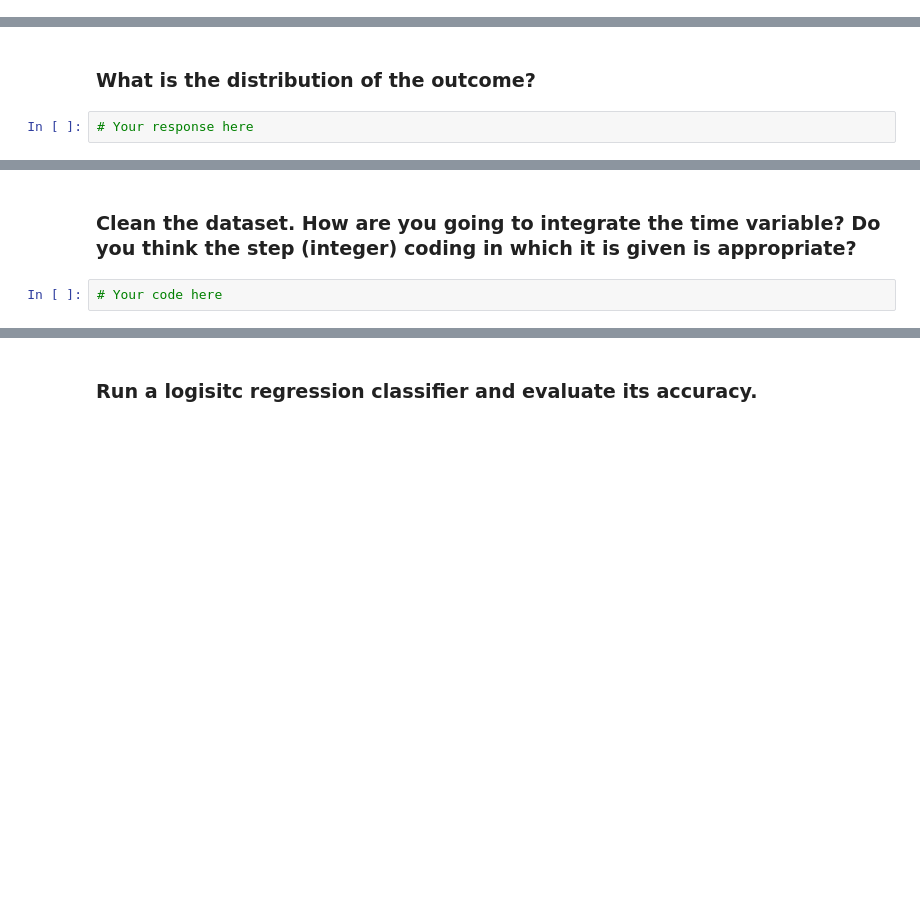
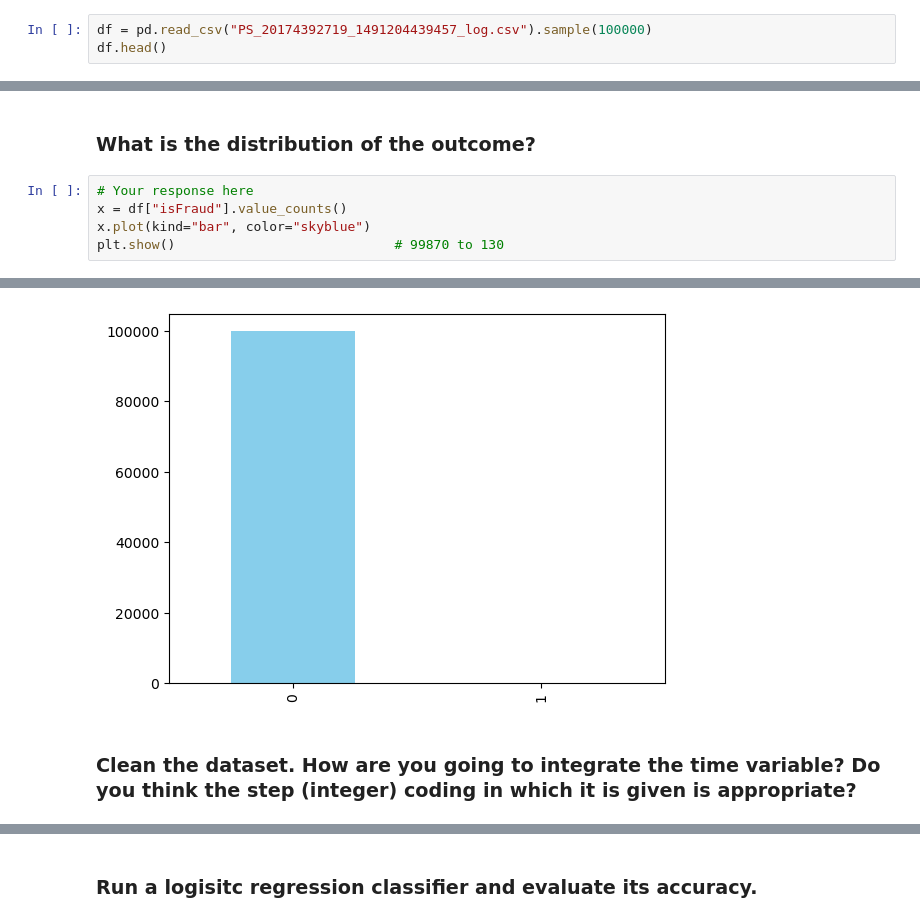
Before and after one commit to ta-data-lis/lab-imbalance, a Jupyter notebook: your-code/lab_imbalance.ipynb, the cells around one changed output, grey strips where cells are left out. Saved outputs shown, nothing was run; the diff lists cells and outputs as text; blank space fills up the shorter version.

```diff
--- a/your-code/lab_imbalance.ipynb
+++ b/your-code/lab_imbalance.ipynb
@@ -13,0 +17,3 @@ Like we disussed in class, when we have noisy data, if we are not careful, we ca
+# %%
+df = pd.read_csv("PS_20174392719_1491204439457_log.csv").sample(100000)
+df.head()
@@ -14,4 +55,8 @@ Like we disussed in class, when we have noisy data, if we are not careful, we ca
 # %% [markdown]
 ### What is the distribution of the outcome?
-# %%
-# Your response here
+# %%
+# Your response here
+x = df["isFraud"].value_counts()
+x.plot(kind="bar", color="skyblue")
+plt.show()                            # 99870 to 130
+# %% [output]
@@ -18,4 +64,3 @@ Like we disussed in class, when we have noisy data, if we are not careful, we ca
+[figure, added]
 # %% [markdown]
 ### Clean the dataset. How are you going to integrate the time variable? Do you think the step (integer) coding in which it is given is appropriate?
-# %%
-# Your code here
```
Also changed, not shown: parts of 28 cells of this notebook.
